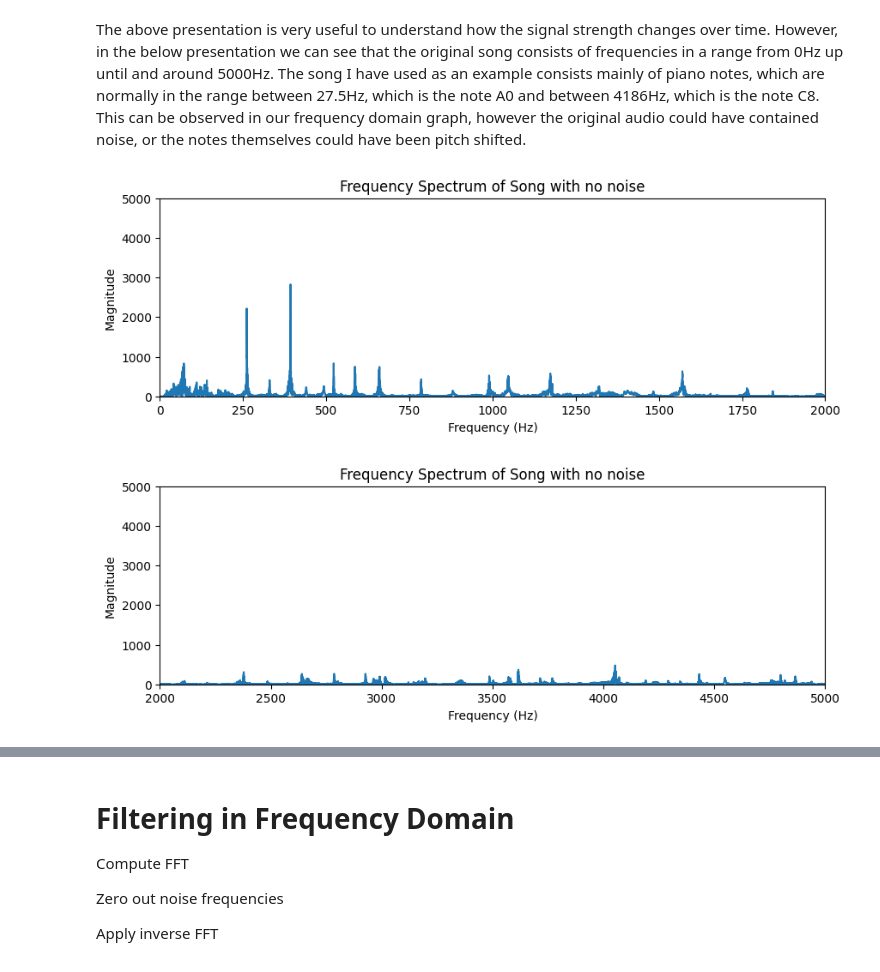
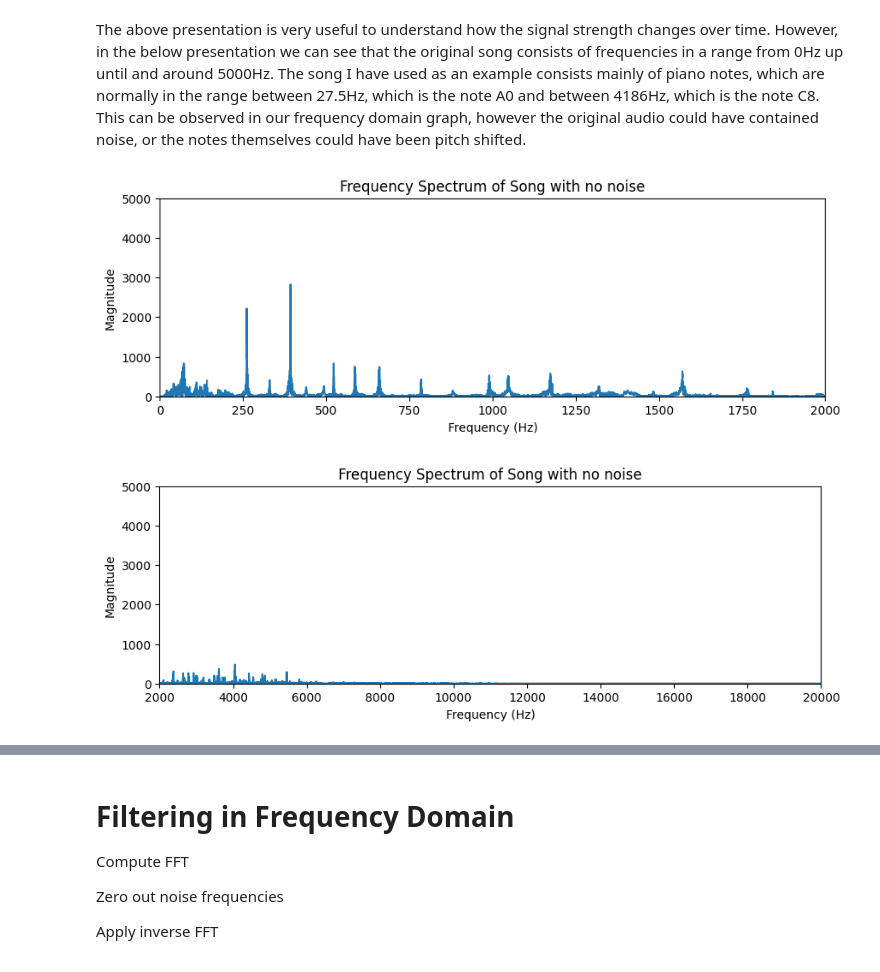
Before and after one commit to stanbesz/fourier_transforms_in_audio_signal_processing, a Jupyter notebook: Fourier_Transform.ipynb, the cells around one changed output, grey strips where cells are left out. Saved outputs shown, nothing was run; the diff lists cells and outputs as text; code cells hidden in the pictures.

```diff
--- a/Fourier_Transform.ipynb
+++ b/Fourier_Transform.ipynb
@@ -289,34 +308,34 @@ def generate_frequency_domain(song_audio):
     fft_values - represents the amplitudes or how strong a signal is at a specific frequency
     freqs - number of frequencies accross the audio
     """
     fft_values = np.fft.fft(song_audio)
     freqs = np.fft.fftfreq(len(song_audio), 1/sr)
     return fft_values,freqs
 
 fft_values,freqs = generate_frequency_domain(song_audio)
 magnitude = np.abs(fft_values)
 
 plt.figure(figsize=(10,3))
 plt.axis([0, 2000, 0, 5000]) # limit x-axis viewing area
 plt.plot(freqs[:len(freqs)//2], magnitude[:len(magnitude)//2])
 
 plt.title("Frequency Spectrum of Song with no noise")
 plt.xlabel("Frequency (Hz)")
 plt.ylabel("Magnitude")
 
 plt.show()
 
 plt.figure(figsize=(10,3))
-plt.axis([2000, 5000, 0, 5000]) # limit x-axis viewing area
+plt.axis([2000, 20000, 0, 5000]) # limit x-axis viewing area
 plt.plot(freqs[:len(freqs)//2], magnitude[:len(magnitude)//2])
 
 plt.title("Frequency Spectrum of Song with no noise")
 plt.xlabel("Frequency (Hz)")
 plt.ylabel("Magnitude")
 
 plt.show()
 # %% [output]
 [figure]
-[figure, old version]
+[figure, new version]
 # %% [markdown]
 If we displayed the frequencies of the original audio on top of the spectrum plot of the signals containing noise, it can be observed that there are frequencies present all over the place. The additional frequencies is the noise representation, which are not that strong, however as it can be observed with the noise of 0.08, still relevant and it can not be ignored.
```
Also changed, not shown: parts of 27 cells of this notebook, 7 other files.
